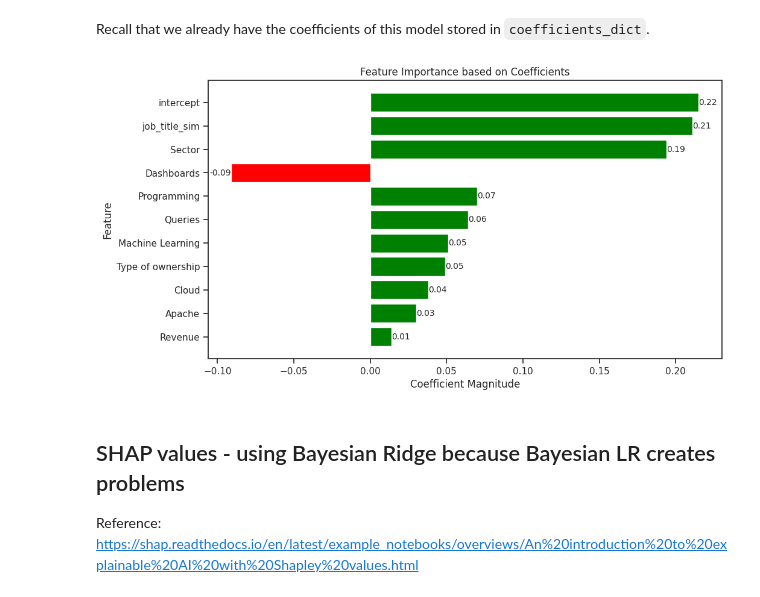
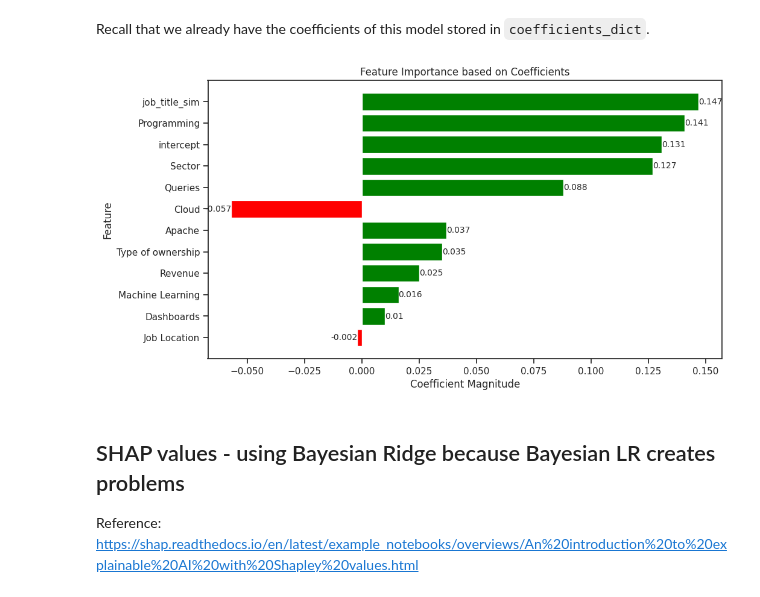
Before and after one commit to giordanovitale/Bayesian-Analysis, a Jupyter notebook: LR.ipynb, the cells around one changed output. Drawn from its saved outputs; the diff is of its cells as text; code cells hidden in the pictures.

Commit message:
Out of sample predictions

```diff
--- a/LR.ipynb
+++ b/LR.ipynb
@@ -291,7 +296,7 @@ Text(0.5, 1.0, 'BoxPlot for the target variable')
 [figure]
 # %%
 Q1 = data['Avg Salary(K)'].quantile(0.25)
-Q3 = data['Avg Salary(K)'].quantile(0.75)
+Q3 = data['Avg Salary(K)'].quantile(0.83)
 
 IQR = Q3 - Q1
 
@@ -342,6 +349,6 @@ trn.head()
 # %% [markdown]
 ## Encoding data
 # %%
-train_encoded, test_encoded, mapping = target_encode_dfs(trn, tst, ['Type of ownership', 'Sector', 'job_title_sim'],'Avg Salary(K)')
+train_encoded, test_encoded, mapping = target_encode_dfs(trn, tst, ['Type of ownership', 'Sector', 'job_title_sim', 'Job Location'],'Avg Salary(K)')
 train_encoded.head(1), test_encoded.head(1)
 # %% [output]
@@ -534,7 +575,7 @@ How to model the prior distributions?
 - Revenue can be modeled using a uniform distribution defined between Revenue.min() and Revenue.max()
 - job_title_sim can be modeled using a uniform distribution defined between job_title_sim.min() and job_title_sim.max()
 # %%
-def bayesian_lr(X_train, y_train, m = 0.714334089609704, s= 3.603553891795412, samples = 1113, tune = 1722,cores =1):
+def bayesian_lr(X_train, y_train, m = 0, s= 10, samples = 2000, tune = 1000,cores =1):
   # Define Bayesian Linear Regression model
   with pm.Model() as bayesian_lr_model:
       # Priors for coefficients
@@ -979,7 +1017,8 @@ def plot_coef(coefficients_dict):
       'beta[6]': 'Machine Learning',
       'beta[7]': 'Dashboards',
       'beta[8]': 'Cloud',
-      'beta[9]': 'Apache'
+      'beta[9]': 'Apache',
+      'beta[10]': 'Job Location'
   }
 
   mapped_coefficients_dict = {mapping_names[key]: value for key, value in coefficients_dict.items()}
@@ -1006,17 +1045,17 @@ def plot_coef(coefficients_dict):
   # add annotations
   for feature, coef in zip(feature_names, coefficients):
     if coef>0:
-      plt.text(coef, feature, round(coef, 2), va='center', ha='left', fontsize=10)
+      plt.text(coef, feature, round(coef, 3), va='center', ha='left', fontsize=10)
     else:
-      plt.text(coef, feature, round(coef, 2), va='center', ha='right', fontsize=10)
+      plt.text(coef, feature, round(coef, 3), va='center', ha='right', fontsize=10)
 
   plt.show()
 # %%
-coefficients_dict = dict(zip(pm.summary(trace_bayesian_lr)['mean'][:11].index,
-                        pm.summary(trace_bayesian_lr)['mean'][:11].values))
+coefficients_dict = dict(zip(pm.summary(trace_bayesian_lr)['mean'][:12].index,
+                        pm.summary(trace_bayesian_lr)['mean'][:12].values))
 plot_coef(coefficients_dict)
 # %% [output]
-[figure, old version]
+[figure, new version]
 # %% [markdown]
 ## SHAP values - using Bayesian Ridge because Bayesian LR creates problems
 
```
Also changed, not shown: parts of 75 cells of this notebook.
